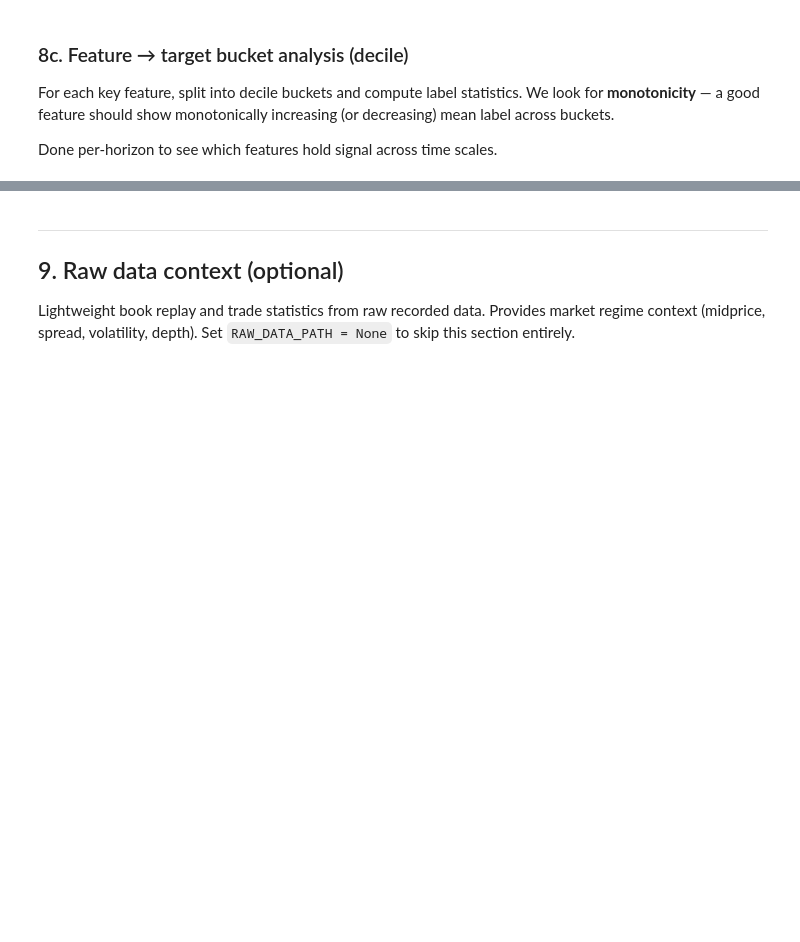
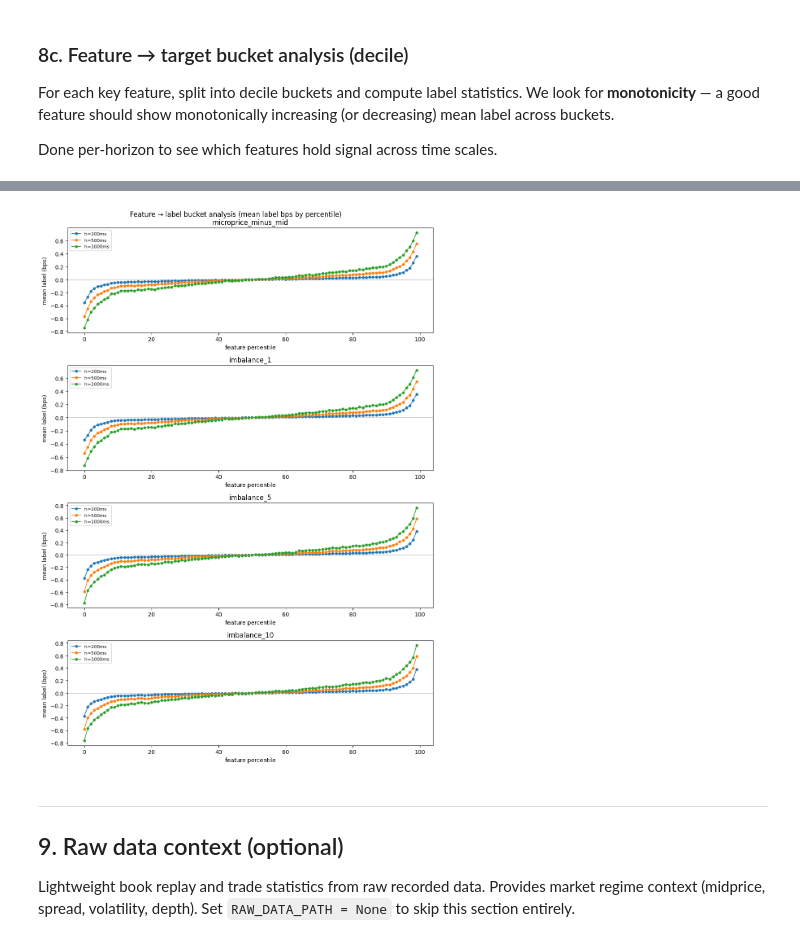
Before and after one commit to EfremtsevVsevolod/hft-research-env, a Jupyter notebook: notebooks/dataset_research.ipynb, the cells around one changed output, grey strips where cells are left out. Drawn from its saved outputs; the diff is of its cells as text; code cells hidden in the pictures; blank space fills up the shorter version.

```diff
--- a/notebooks/dataset_research.ipynb
+++ b/notebooks/dataset_research.ipynb
@@ -662,3 +667,33 @@ if sweep_data:
+# %%
+# --- Bucket analysis plots: mean_label_bps by percentile for each feature x horizon ---
+if sweep_data:
+    n_feats = len(BUCKET_FEATURES)
+    n_horizons = len(sweep_data)
+    fig, axes = plt.subplots(n_feats, 1, figsize=(10, 3.5 * n_feats), sharex=False)
+    if n_feats == 1:
+        axes = [axes]
+
+    for ax, feat in zip(axes, BUCKET_FEATURES):
+        for h_key, (df_h, _) in sorted(sweep_data.items(), key=lambda x: int(x[0])):
+            if feat not in df_h.columns:
+                continue
+            bs = bucket_stats(df_h, feat, n_buckets=100)
+            if bs.empty:
+                continue
+            ax.plot(bs.index, bs["mean_label_bps"], marker="o", markersize=4,
+                    label=f"h={h_key}ms", linewidth=1.2)
+        ax.axhline(0, color="gray", linewidth=0.5)
+        ax.set_ylabel("mean label (bps)")
+        ax.set_xlabel("feature percentile")
+        ax.set_title(f"{feat}")
+        ax.legend(fontsize=8)
+
+    fig.suptitle("Feature → label bucket analysis (mean label bps by percentile)", fontsize=12)
+    fig.tight_layout()
+    _save_fig(fig, "bucket_analysis", OUTPUT_DIR)
+    plt.show()
+# %% [output]
+[figure, added]
 # %% [markdown]
 ---
 ## 9. Raw data context (optional)
```
Also changed, not shown: parts of 15 cells of this notebook, 3 other files.
